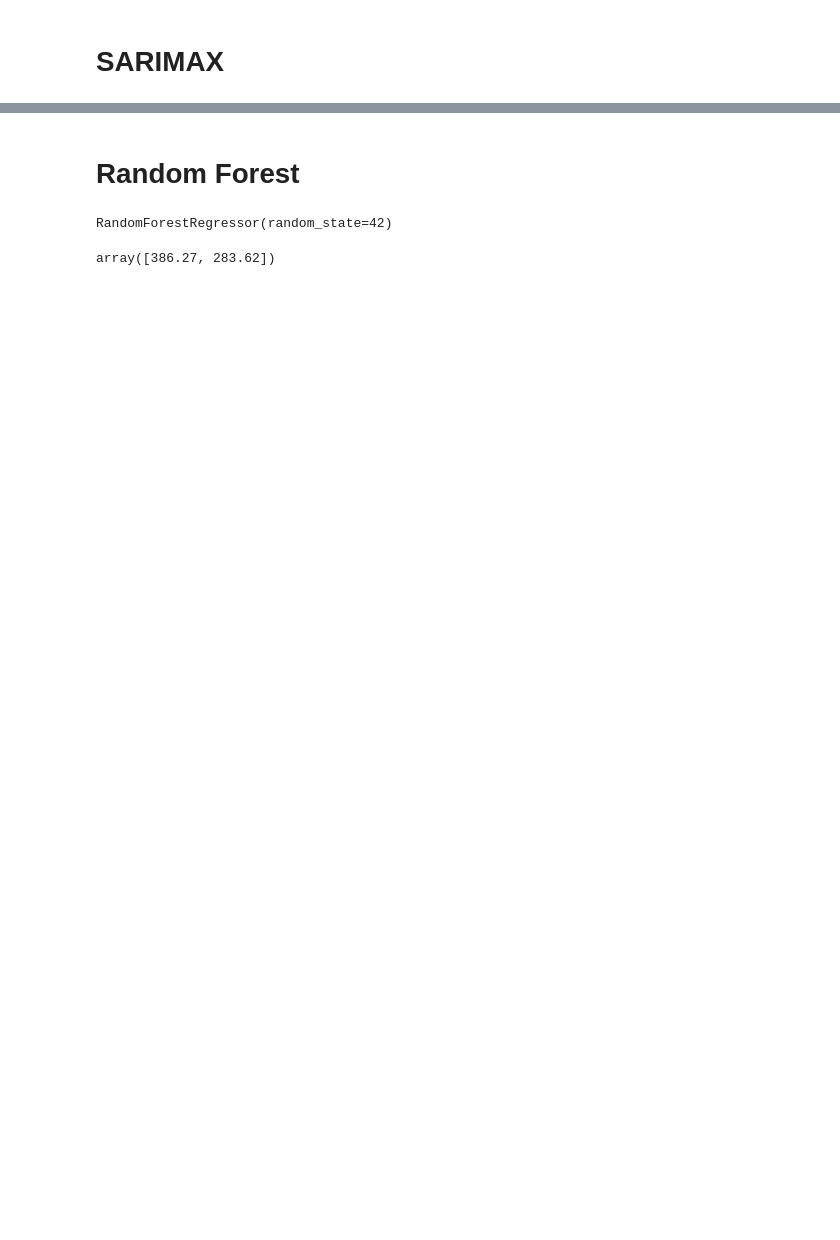
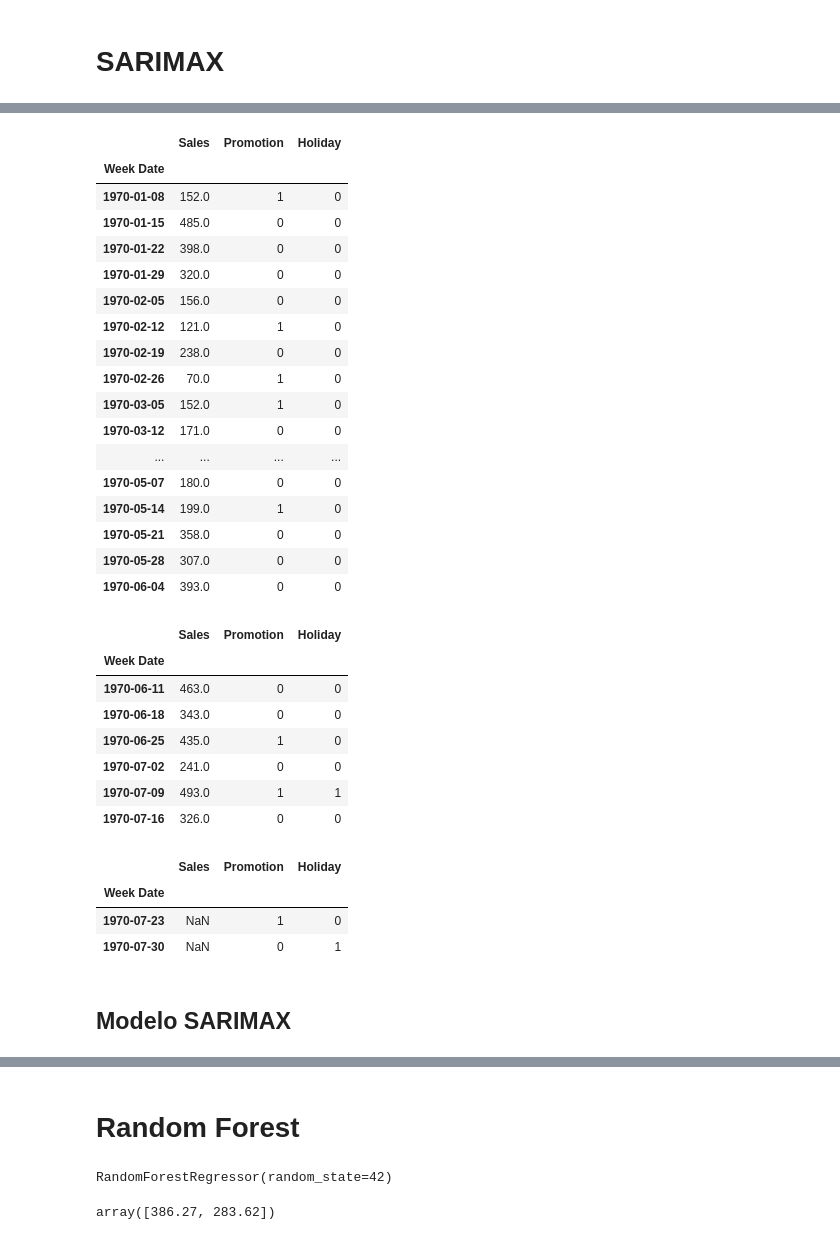
Before and after one commit to CesarArroyo09/mercadolibre-test, a Jupyter notebook: Ejercicio 2/ejercicio2_3_forecasting_models.ipynb, the cells around one changed output, grey strips where cells are left out. Saved outputs shown, nothing was run; the diff lists cells and outputs as text; code cells hidden in the pictures; blank space fills up the shorter version.

```diff
--- a/Ejercicio 2/ejercicio2_3_forecasting_models.ipynb
+++ b/Ejercicio 2/ejercicio2_3_forecasting_models.ipynb
@@ -90,3 +45,59 @@ test_sales
+# %%
+def split_sales_sarimax(
+    sales: pd.DataFrame,
+) -> Tuple[pd.DataFrame, pd.DataFrame, pd.DataFrame]:
+    sales_transformed = sales.copy()
+
+    weeks_to_forecast = sales_transformed[sales_transformed["Week"] > 28]
+    train = sales_transformed[sales_transformed["Week"] <= 22]
+    test = sales_transformed[
+        (sales_transformed["Week"] > 22) & (sales_transformed["Week"] <= 28)
+    ]
+
+    train = train.drop(columns=["Week", "Product"])
+    test = test.drop(columns=["Week", "Product"])
+    weeks_to_forecast = weeks_to_forecast.drop(columns=["Week", "Product"])
+
+    return train, test, weeks_to_forecast
+# %%
+train_sarimax, test_sarimax, weeks_to_forecast_sarimax = split_sales_sarimax(sales)
+# %%
+display(train_sarimax)
+display(test_sarimax)
+display(weeks_to_forecast_sarimax)
+# %% [output]
+|  | Sales | Promotion | Holiday |
+| Week Date |  |  |  |
+| 1970-01-08 | 152.0 | 1 | 0 |
+| 1970-01-15 | 485.0 | 0 | 0 |
+| 1970-01-22 | 398.0 | 0 | 0 |
+| 1970-01-29 | 320.0 | 0 | 0 |
+| 1970-02-05 | 156.0 | 0 | 0 |
+| 1970-02-12 | 121.0 | 1 | 0 |
+| 1970-02-19 | 238.0 | 0 | 0 |
+| 1970-02-26 | 70.0 | 1 | 0 |
+| 1970-03-05 | 152.0 | 1 | 0 |
+| 1970-03-12 | 171.0 | 0 | 0 |
+| ... | ... | ... | ... |
+| 1970-05-07 | 180.0 | 0 | 0 |
+| 1970-05-14 | 199.0 | 1 | 0 |
+| 1970-05-21 | 358.0 | 0 | 0 |
+| 1970-05-28 | 307.0 | 0 | 0 |
+| 1970-06-04 | 393.0 | 0 | 0 |
+|  | Sales | Promotion | Holiday |
+| Week Date |  |  |  |
+| 1970-06-11 | 463.0 | 0 | 0 |
+| 1970-06-18 | 343.0 | 0 | 0 |
+| 1970-06-25 | 435.0 | 1 | 0 |
+| 1970-07-02 | 241.0 | 0 | 0 |
+| 1970-07-09 | 493.0 | 1 | 1 |
+| 1970-07-16 | 326.0 | 0 | 0 |
+|  | Sales | Promotion | Holiday |
+| Week Date |  |  |  |
+| 1970-07-23 | NaN | 1 | 0 |
+| 1970-07-30 | NaN | 0 | 1 |
+# %% [markdown]
+## Modelo SARIMAX
 # %%
 from statsmodels.tsa.statespace.sarimax import SARIMAX
 # %%
```
Also changed, not shown: parts of 23 cells of this notebook.
